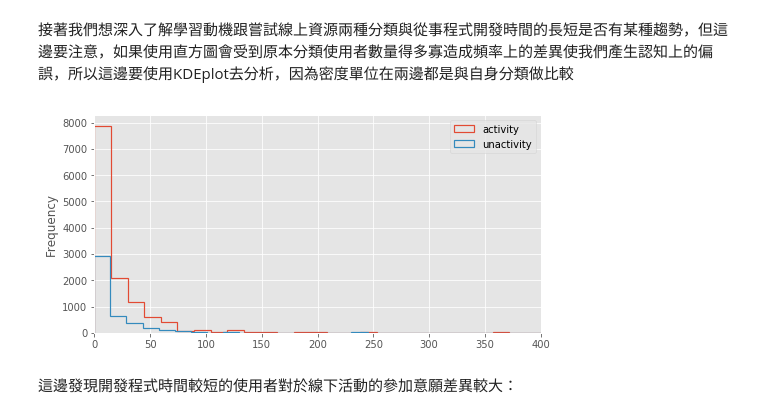
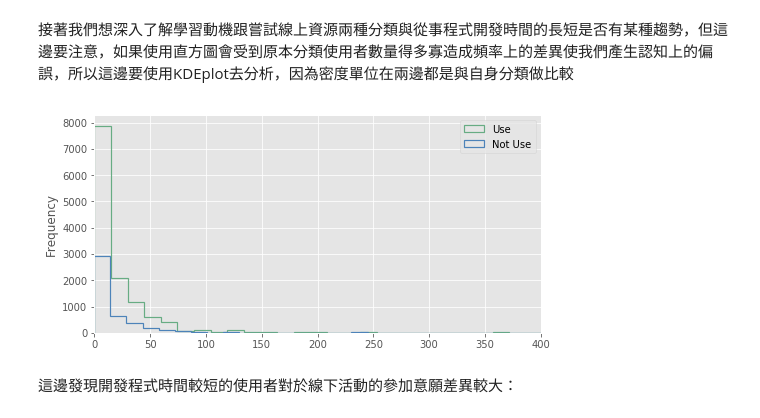
Before and after one commit to gloveyen/DevStar, a Jupyter notebook: DevStar_Commercial_Analysis2.0.ipynb, the cells around one changed output. Saved outputs shown, nothing was run; the diff lists cells and outputs as text; code cells hidden in the pictures.

```diff
--- a/DevStar_Commercial_Analysis2.0.ipynb
+++ b/DevStar_Commercial_Analysis2.0.ipynb
@@ -334,12 +334,12 @@ plt.show()
 接著我們想深入了解學習動機跟嘗試線上資源兩種分類與從事程式開發時間的長短是否有某種趨勢，但這邊要注意，如果使用直方圖會受到原本分類使用者數量得多寡造成頻率上的差異使我們產生認知上的偏誤，所以這邊要使用KDEplot去分析，因為密度單位在兩邊都是與自身分類做比較
 # %%
 plt.figure(figsize=(8,4))
-fcc[fcc['YoutubeUse']]['MonthsProgramming'].plot.hist(bins=50,label='activity',histtype='step',linewidth=1.2)
-fcc[~fcc['YoutubeUse']]['MonthsProgramming'].plot.hist(bins=50,label='unactivity',histtype='step',linewidth=1.2)
+fcc[fcc['YoutubeUse']]['MonthsProgramming'].plot.hist(bins=50,label='Use',histtype='step',linewidth=1.2,color=colors[2])
+fcc[~fcc['YoutubeUse']]['MonthsProgramming'].plot.hist(bins=50,label='Not Use',histtype='step',linewidth=1.2,color=colors[3])
 plt.xlim(0,400)
 plt.legend()
 plt.show()
 # %% [output]
-[figure, old version]
+[figure, new version]
 # %% [markdown]
 這邊發現開發程式時間較短的使用者對於線下活動的參加意願差異較大：
```
Also changed, not shown: parts of 13 cells of this notebook.
